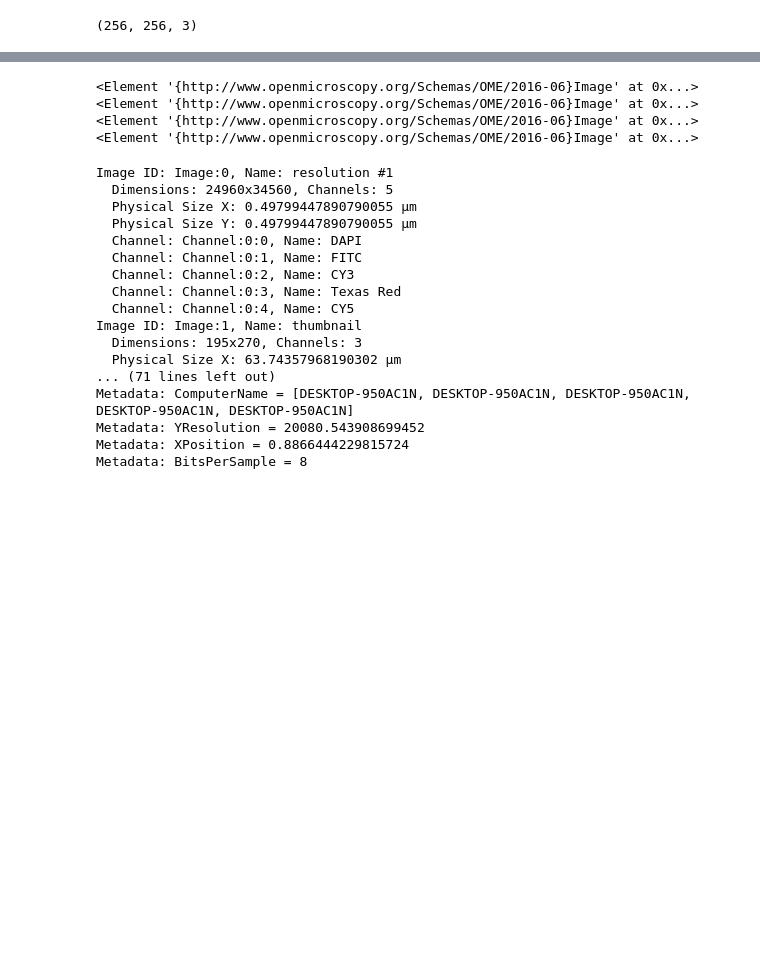
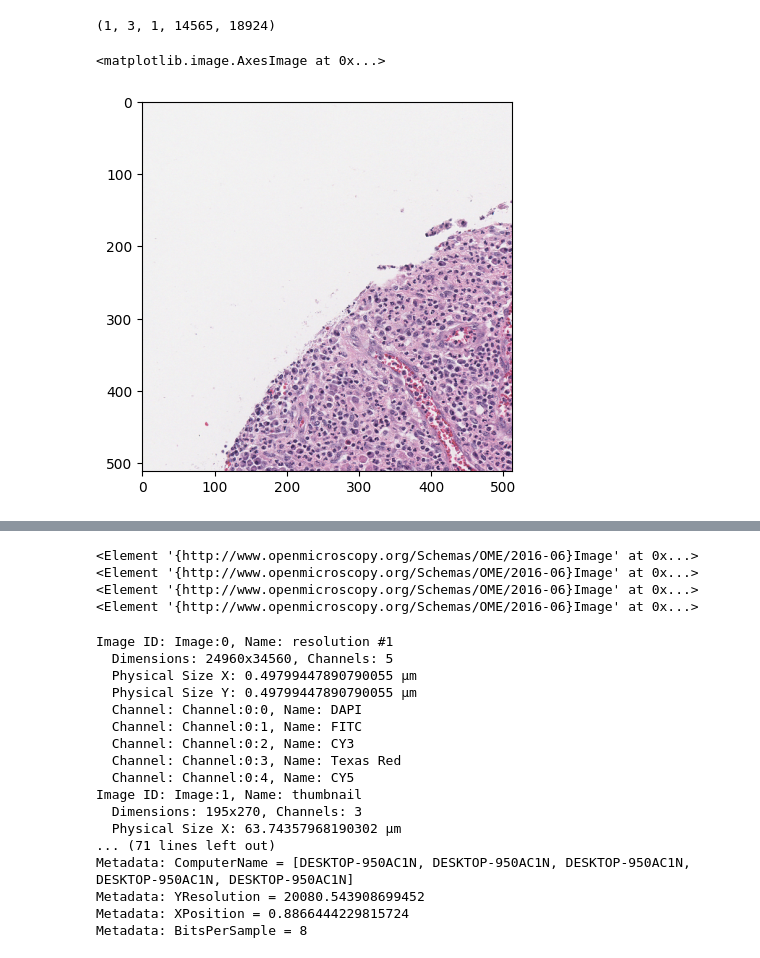
Before and after one commit to davidvi/tissueviewer, a Jupyter notebook: server/OmeZarrConnector/read-raw.ipynb, the cells around one changed output, grey strips where cells are left out. Drawn from its saved outputs; the diff is of its cells as text; code cells hidden in the pictures; blank space fills up the shorter version.

Commit message:
moving to zarr

```diff
--- a/OmeZarrConnector/read-raw.ipynb
+++ b/server/OmeZarrConnector/read-raw.ipynb
@@ -268,4 +341,9 @@ plt.imshow(test_ome.get_combined_image(0, 14, [0, 1, 2], [1, 1, 1], ['red', 'gre
+# %%
+# zarr_connection = zarr.open('/Users/vanijzen/Desktop/example-raw.zarr') # Open the zarr file
+zarr_connection = zarr.open('/Users/vanijzen/Desktop/TMA1.zarr') # Open the zarr file
+
+da_zarr = da.from_zarr(zarr_connection[0][2])
 # %%
-merged_image.shape
+da_zarr.shape
 # %% [output]
-(256, 256, 3)
+(1, 3, 1, 14565, 18924)
@@ -274,3 +350,11 @@ zarr_connection = zarr.open('/Users/vanijzen/Desktop/example-raw.zarr') # Open t
+# %%
+rgb_image = da_zarr[0, 0:3, 0, 512:1024, 512:1024].compute()
+rgb_image = np.transpose(rgb_image, (1, 2, 0))
+
+plt.imshow(rgb_image)
+# %% [output]
+<matplotlib.image.AxesImage at 0x...>
+[figure, added]
 # %%
 len(zarr_connection[0])
 # %% [output]
```
Also changed, not shown: parts of 6 cells of this notebook, 8 other files.
